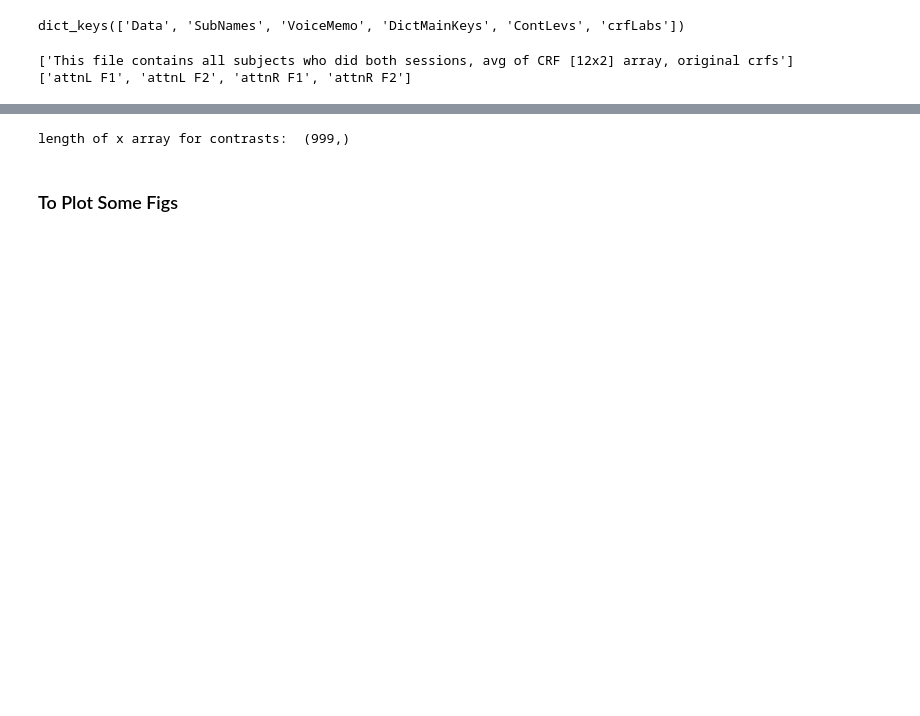
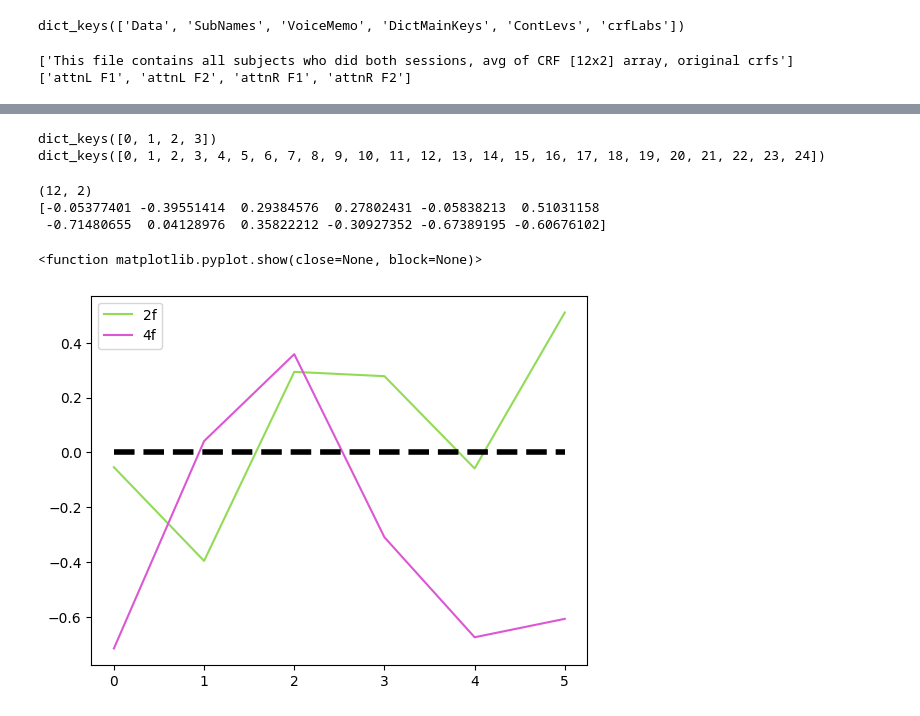
Before and after one commit to PatriciaNL/LTP_analysis, a Jupyter notebook: PythonScripts/GetAllSubjCRFDiff.ipynb, the cells around one changed output, grey strips where cells are left out. Saved outputs shown, nothing was run; the diff lists cells and outputs as text; code cells hidden in the pictures; blank space fills up the shorter version.

```diff
--- a/PythonScripts/GetAllSubjCRFDiff.ipynb
+++ b/PythonScripts/GetAllSubjCRFDiff.ipynb
@@ -186,17 +58,0 @@ for co in range(NumConds):
-# %%
-# sanity check for everything thats been done so far ...
-sns.set_theme()
-fig,axs = plt.subplots(1,2, figsize = (3,1.5),sharey=True)
-#############    Compare Here    #################
-d = pyData_clean[2] # no super saturation CRF's  #
-#d = pyData[2] # original data CRF               #
-##################################################
-a = np.array(d[3]) # 4x 6
-for i in range(NumConds):
-    axs[0].plot(a[0,:],label = 'pre', color =  cp1[6])
-    axs[0].plot(a[1,:],label='post', color = cp1[3])
-    if i  == 0:
-        axs[0].legend(loc = 'lower right', fontsize = 8)
-
-    axs[1].plot(a[2,:],label = 'pre', color =  cp1[6])
-    axs[1].plot(a[3,:],label='post', color = cp1[3])
@@ -226,9 +58,0 @@ for i in range(NumConds):
-# %%
-Full_Contrasts = np.array(np.arange(0.1,100,0.1)) # all contrast from 1% - 100% - ~1k data points
-ContrastEnd = (Full_Contrasts.shape[0])
-print('length of x array for contrasts: ', Full_Contrasts.shape)
-
-x1 = np.linspace(0, 100, NumBins) # all 6 contrasts
-x2 = np.linspace(0, 100, ContrastEnd) # all 100 contrasts
-# %% [output]
-length of x array for contrasts:  (999,)
@@ -240,2 +58,0 @@ for i in range(NumConds):
-# %% [markdown]
-### To Plot Some Figs
@@ -244,0 +59,27 @@ for i in range(NumConds):
+# %%
+print(data.keys())
+print(data[0].keys())
+# %% [output]
+dict_keys([0, 1, 2, 3])
+dict_keys([0, 1, 2, 3, 4, 5, 6, 7, 8, 9, 10, 11, 12, 13, 14, 15, 16, 17, 18, 19, 20, 21, 22, 23, 24])
+# %%
+condition = 0 # 1-4
+subind = 0 # 1- numsubs
+x = data[condition][subind]
+print(x.shape)
+
+binDiff = x[:,1] - x[:,0]
+print(binDiff)
+#plt.scatter(contrast_levels,binDiff[:6], color = cp2[3], label = '2f')
+#plt.scatter(contrast_levels,binDiff[6:], color = cp2[10], label = '4f')
+plt.plot(binDiff[:6], color = cp2[3], label = '2f')
+plt.plot(binDiff[6:], color = cp2[10], label = '4f')
+plt.hlines(0, xmin = 0, xmax = 5,color = 'black', linestyles='--', linewidth = 4)
+plt.legend()
+plt.show
+# %% [output]
+(12, 2)
+[-0.05377401 -0.39551414  0.29384576  0.27802431 -0.05838213  0.51031158
+ -0.71480655  0.04128976  0.35822212 -0.30927352 -0.67389195 -0.60676102]
+<function matplotlib.pyplot.show(close=None, block=None)>
+[figure, added]
```
Also changed, not shown: parts of 20 cells of this notebook.
